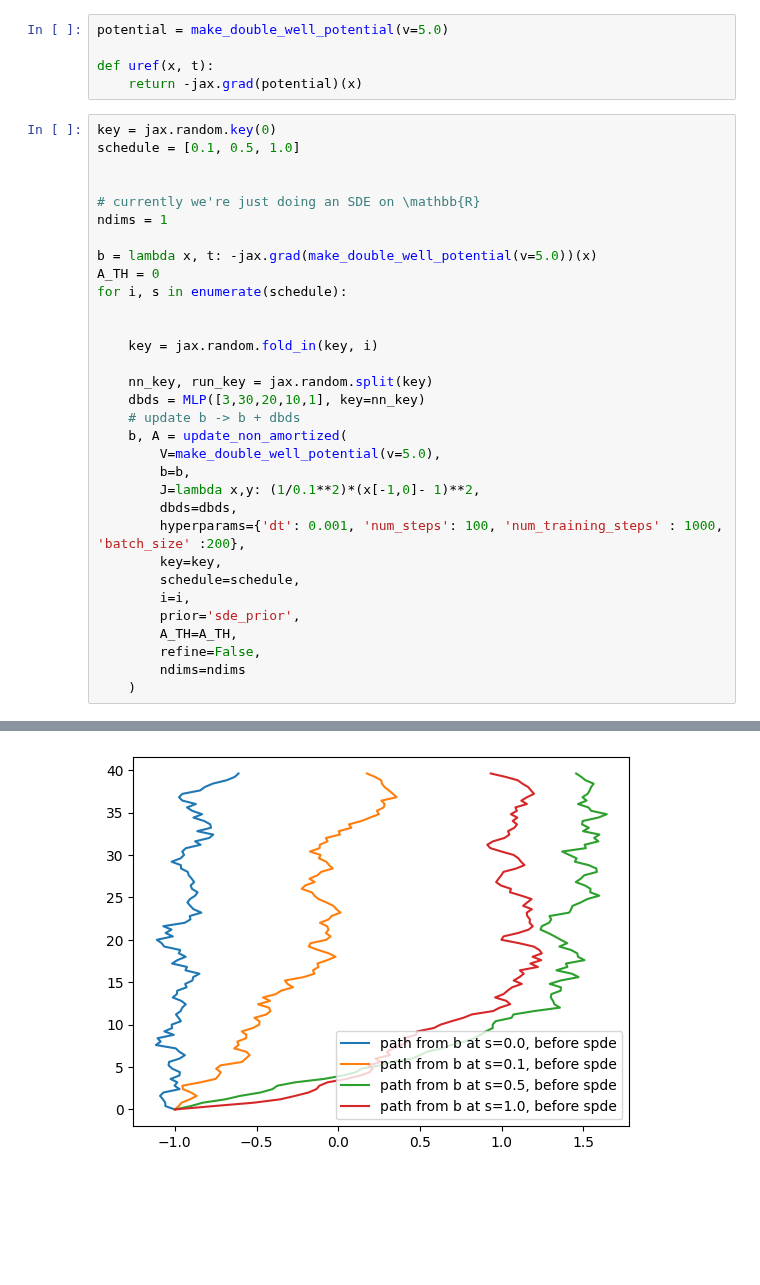
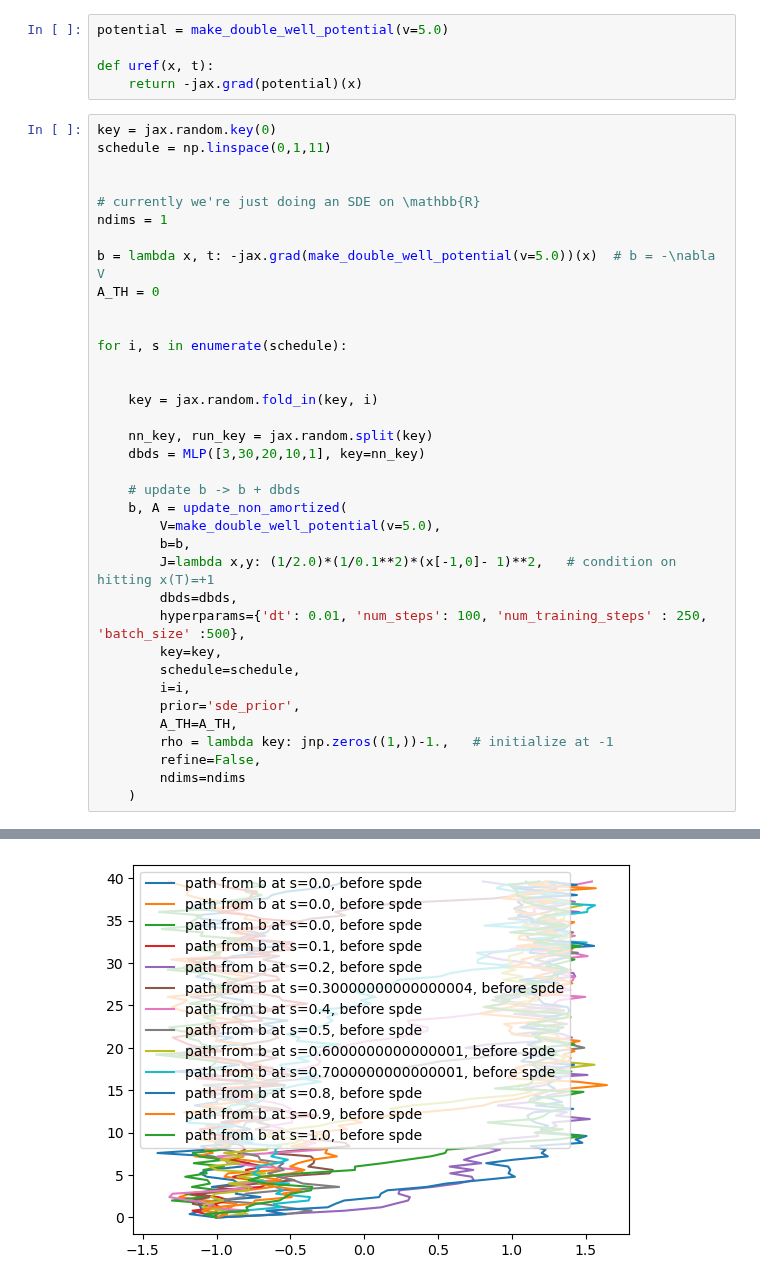
Before and after one commit to reubenharry/path_sampling, a Jupyter notebook: notebooks/notebook_1.ipynb, the cells around one changed output, grey strips where cells are left out. Cells and saved outputs as stored; diff of their text form; blank space fills up the shorter version.

```diff
--- a/notebooks/notebook_1.ipynb
+++ b/notebooks/notebook_1.ipynb
@@ -26,14 +27,16 @@ def uref(x, t):
     return -jax.grad(potential)(x)
 # %%
 key = jax.random.key(0)
-schedule = [0.1, 0.5, 1.0]
+schedule = np.linspace(0,1,11)
 
 
 # currently we're just doing an SDE on \mathbb{R}
 ndims = 1
 
-b = lambda x, t: -jax.grad(make_double_well_potential(v=5.0))(x)
+b = lambda x, t: -jax.grad(make_double_well_potential(v=5.0))(x)  # b = -\nabla V
 A_TH = 0
+
+
 for i, s in enumerate(schedule):
 
 
@@ -41,18 +44,20 @@ for i, s in enumerate(schedule):
 
     nn_key, run_key = jax.random.split(key)
     dbds = MLP([3,30,20,10,1], key=nn_key)
+
     # update b -> b + dbds
     b, A = update_non_amortized(
         V=make_double_well_potential(v=5.0),
         b=b,
-        J=lambda x,y: (1/0.1**2)*(x[-1,0]- 1)**2,
+        J=lambda x,y: (1/2.0)*(1/0.1**2)*(x[-1,0]- 1)**2,   # condition on hitting x(T)=+1
         dbds=dbds,
-        hyperparams={'dt': 0.001, 'num_steps': 100, 'num_training_steps' : 1000, 'batch_size' :200},
+        hyperparams={'dt': 0.01, 'num_steps': 100, 'num_training_steps' : 250, 'batch_size' :500},
         key=key,
         schedule=schedule,
         i=i,
         prior='sde_prior',
         A_TH=A_TH,
+        rho = lambda key: jnp.zeros((1,))-1.,   # initialize at -1
         refine=False,
         ndims=ndims
     )
@@ -66 +82 @@ Train loss: 8965.484375
-[figure, old version]
+[figure, new version]
```
Also changed, not shown: parts of 6 cells of this notebook.
